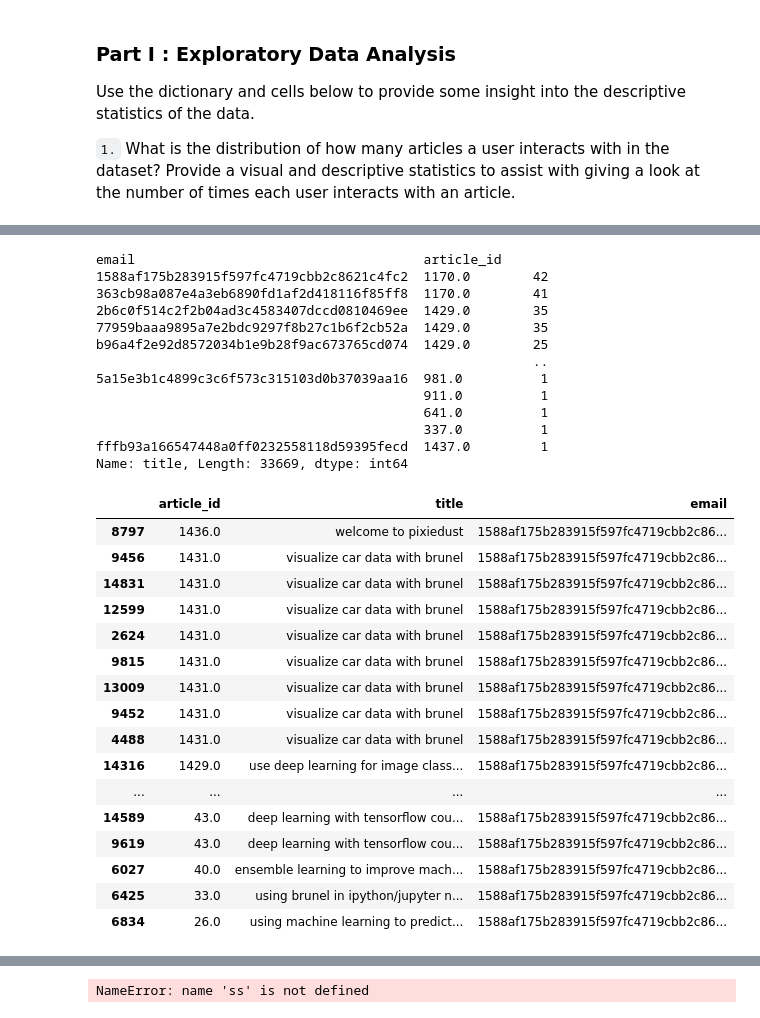
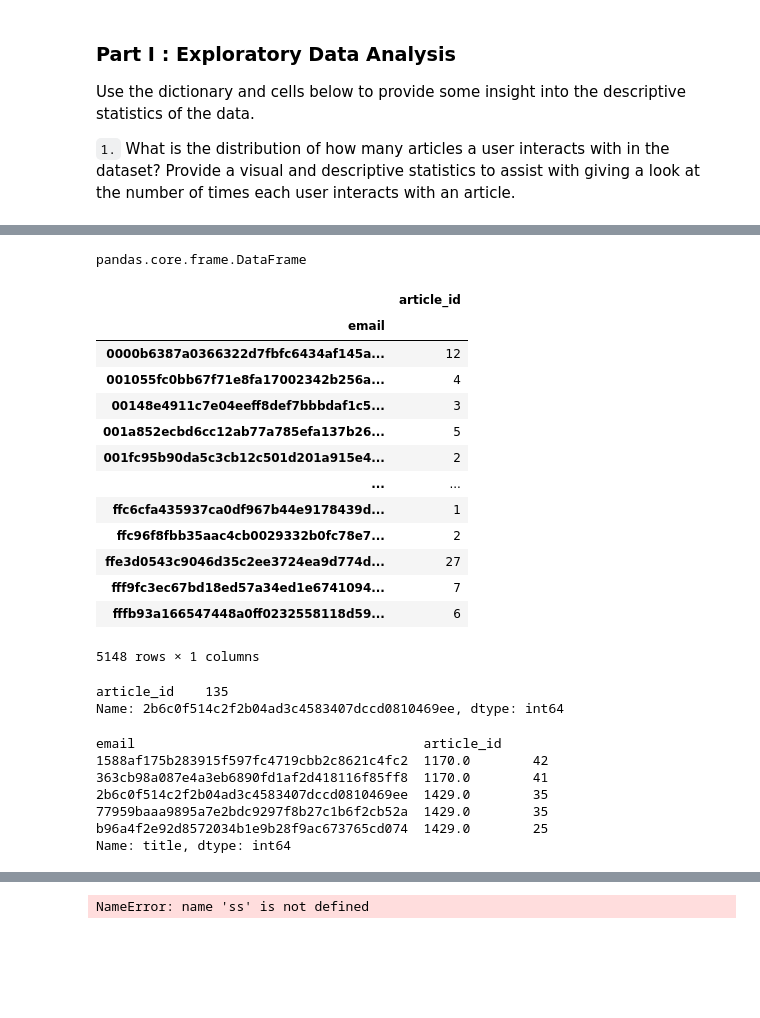
Before and after one commit to hen-wg/udacity_recommendation_engine, a Jupyter notebook: Recommendations_with_IBM.ipynb, the cells around one changed output, grey strips where cells are left out. Cells and saved outputs as stored; diff of their text form; code cells hidden in the pictures; blank space fills up the shorter version.

```diff
--- a/Recommendations_with_IBM.ipynb
+++ b/Recommendations_with_IBM.ipynb
@@ -232,6 +275,38 @@ df_pivot[df_pivot.index.get_level_values('email') == '2b6c0f514c2f2b04ad3c458340
+# %%
+df.groupby('email').nunique()
+# %% [output]
+pandas.core.frame.DataFrame
+# %%
+# get the count of the number of unique articles per email
+# convert to dataframe
+df_user_article_unique_count = df.groupby('email').nunique()['article_id'].sort_values(ascending=False).to_frame()
+# sort by index
+df_user_article_unique_count.sort_index(inplace=True)
+df_user_article_unique_count
+# %% [output]
+|  | article_id |
+| email |  |
+| 0000b6387a0366322d7fbfc6434af145a... | 12 |
+| 001055fc0bb67f71e8fa17002342b256a... | 4 |
+| 00148e4911c7e04eeff8def7bbbdaf1c5... | 3 |
+| 001a852ecbd6cc12ab77a785efa137b26... | 5 |
+| 001fc95b90da5c3cb12c501d201a915e4... | 2 |
+| ... | ... |
+| ffc6cfa435937ca0df967b44e9178439d... | 1 |
+| ffc96f8fbb35aac4cb0029332b0fc78e7... | 2 |
+| ffe3d0543c9046d35c2ee3724ea9d774d... | 27 |
+| fff9fc3ec67bd18ed57a34ed1e6741094... | 7 |
+| fffb93a166547448a0ff0232558118d59... | 6 |
+5148 rows × 1 columns
+# %%
+# 2b6c0f514c2f2b04ad3c4583407dccd0810469ee df_user_article_unique_count where index is 2b6c0f514c2f2b04ad3c4583407dccd0810469ee
+df_user_article_unique_count.loc['2b6c0f514c2f2b04ad3c4583407dccd0810469ee']
+# %% [output]
+article_id    135
+Name: 2b6c0f514c2f2b04ad3c4583407dccd0810469ee, dtype: int64
 # %%
 # group by email and article_id and count the number of interactions
-df.groupby(['email', 'article_id']).count()['title'].sort_values(ascending=False)
+df.groupby(['email', 'article_id']).count()['title'].sort_values(ascending=False).head()
 # %% [output]
 email                                     article_id
 1588af175b283915f597fc4719cbb2c8621c4fc2  1170.0        42
@@ -239,31 +314,4 @@ email                                     article_id
 2b6c0f514c2f2b04ad3c4583407dccd0810469ee  1429.0        35
 77959baaa9895a7e2bdc9297f8b27c1b6f2cb52a  1429.0        35
 b96a4f2e92d8572034b1e9b28f9ac673765cd074  1429.0        25
-                                                        ..
-5a15e3b1c4899c3c6f573c315103d0b37039aa16  981.0          1
-                                          911.0          1
-                                          641.0          1
-                                          337.0          1
-fffb93a166547448a0ff0232558118d59395fecd  1437.0         1
-Name: title, Length: 33669, dtype: int64
+Name: title, dtype: int64
-# %%
-# filter df for email  = 1588af175b283915f597fc4719cbb2c8621c4fc2
-df[df.email == '1588af175b283915f597fc4719cbb2c8621c4fc2'].sort_values(by='article_id', ascending=False)
-# %% [output]
-|  | article_id | title | email |
-| 8797 | 1436.0 | welcome to pixiedust | 1588af175b283915f597fc4719cbb2c86... |
-| 9456 | 1431.0 | visualize car data with brunel | 1588af175b283915f597fc4719cbb2c86... |
-| 14831 | 1431.0 | visualize car data with brunel | 1588af175b283915f597fc4719cbb2c86... |
-| 12599 | 1431.0 | visualize car data with brunel | 1588af175b283915f597fc4719cbb2c86... |
-| 2624 | 1431.0 | visualize car data with brunel | 1588af175b283915f597fc4719cbb2c86... |
-| 9815 | 1431.0 | visualize car data with brunel | 1588af175b283915f597fc4719cbb2c86... |
-| 13009 | 1431.0 | visualize car data with brunel | 1588af175b283915f597fc4719cbb2c86... |
-| 9452 | 1431.0 | visualize car data with brunel | 1588af175b283915f597fc4719cbb2c86... |
-| 4488 | 1431.0 | visualize car data with brunel | 1588af175b283915f597fc4719cbb2c86... |
-| 14316 | 1429.0 | use deep learning for image class... | 1588af175b283915f597fc4719cbb2c86... |
-| ... | ... | ... | ... |
-| 14589 | 43.0 | deep learning with tensorflow cou... | 1588af175b283915f597fc4719cbb2c86... |
-| 9619 | 43.0 | deep learning with tensorflow cou... | 1588af175b283915f597fc4719cbb2c86... |
-| 6027 | 40.0 | ensemble learning to improve mach... | 1588af175b283915f597fc4719cbb2c86... |
-| 6425 | 33.0 | using brunel in ipython/jupyter n... | 1588af175b283915f597fc4719cbb2c86... |
-| 6834 | 26.0 | using machine learning to predict... | 1588af175b283915f597fc4719cbb2c86... |
```
Also changed, not shown: parts of 19 cells of this notebook.
